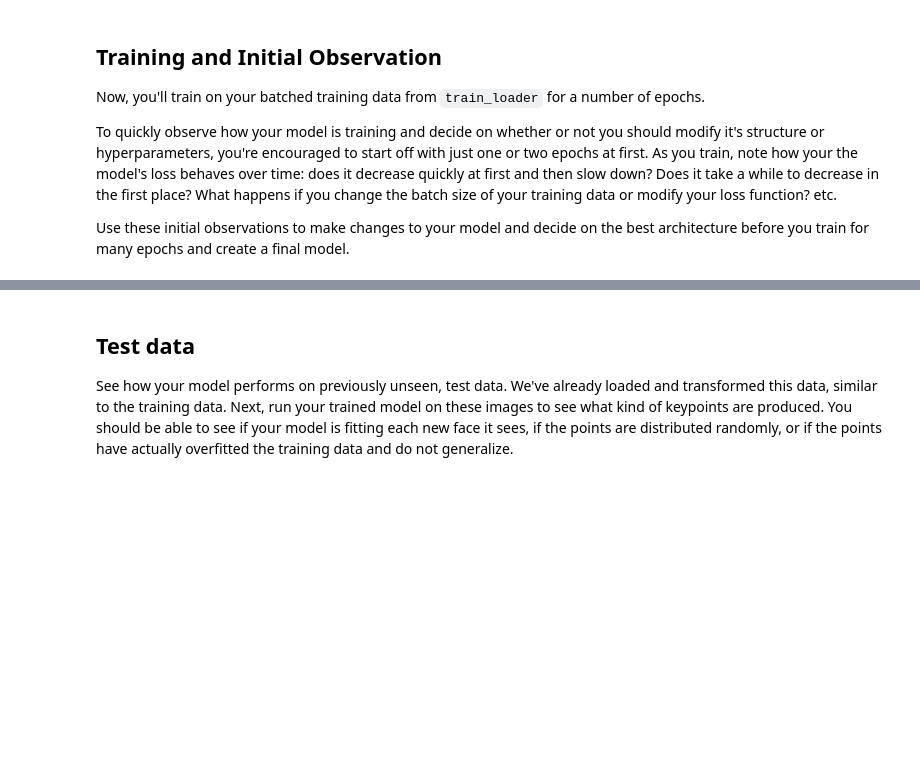
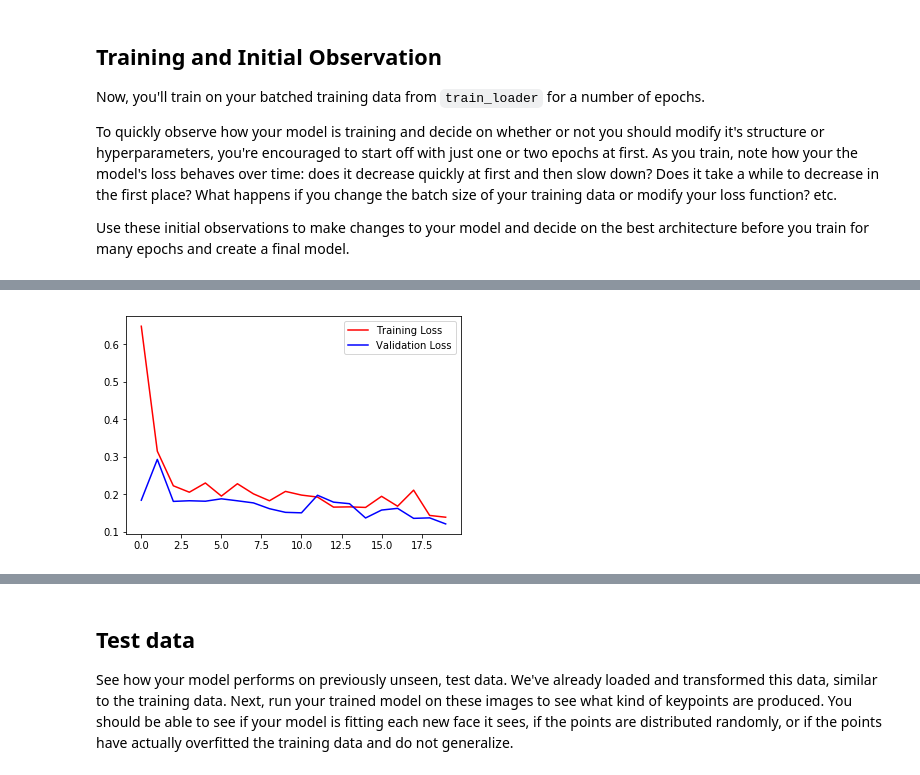
Before and after one commit to bkanaki/P1_Facial_Keypoints, a Jupyter notebook: 2. Define the Network Architecture.ipynb, the cells around one changed output, grey strips where cells are left out. Drawn from its saved outputs; the diff is of its cells as text; code cells hidden in the pictures; blank space fills up the shorter version.

Commit message:
Final training based on decided architecture

```diff
--- a/2. Define the Network Architecture.ipynb
+++ b/2. Define the Network Architecture.ipynb
@@ -426,3 +458,10 @@ Epoch: 5, Batch: 100, Avg. Loss: 0.0009966234043240548
 Finished Training
+# %%
+train_line, = plt.plot(train_loss, 'r', label="Training Loss")
+val_line, = plt.plot(val_loss, 'b', label="Validation Loss")
+plt.legend(handles=[train_line, val_line], labels=["Training Loss", "Validation Loss"])
+plt.show()
+# %% [output]
+[figure, added]
 # %%
 # train a little more if the general loss trend is decreasing
```
Also changed, not shown: parts of 21 cells of this notebook, 3 other files.
